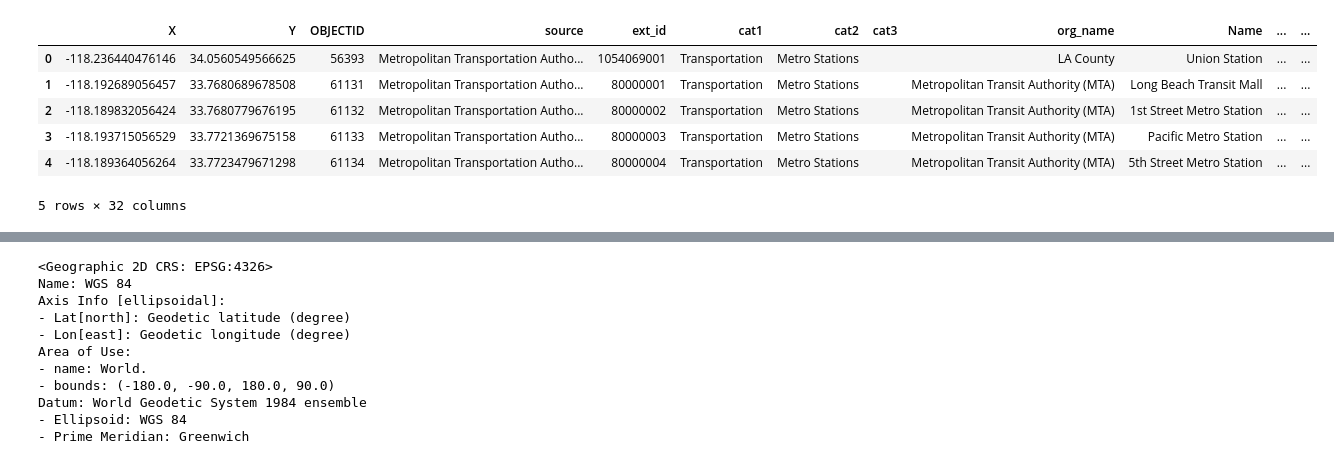
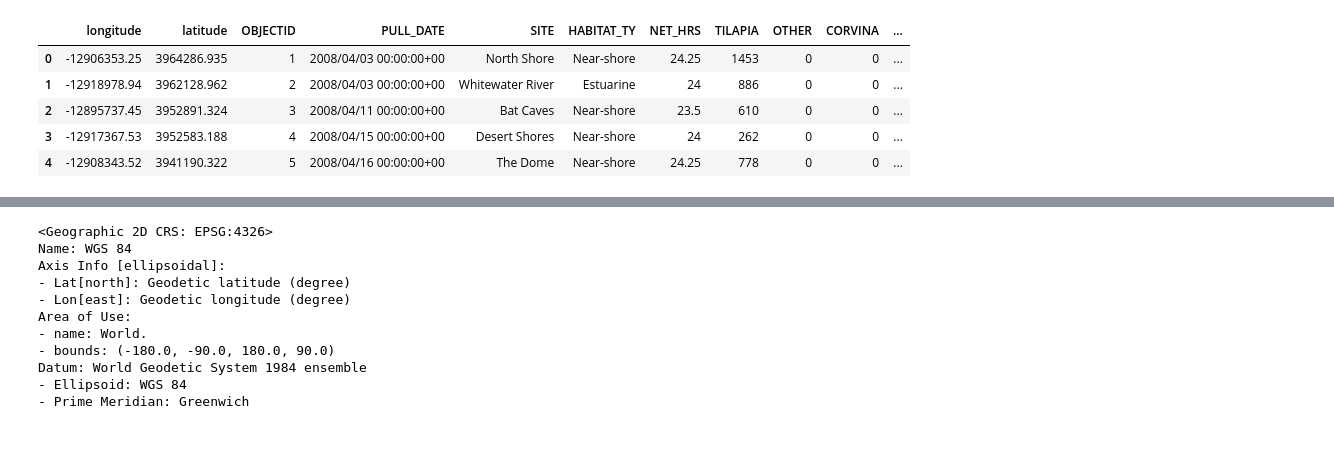
Before and after one commit to tiffanyzrivera/UP211-Tiffany, a Jupyter notebook: Week 2/Week2_DataExploration.ipynb, the cells around one changed output, grey strips where cells are left out. Drawn from its saved outputs; the diff is of its cells as text; code cells hidden in the pictures.

```diff
--- a/Week 2/Week2_DataExploration.ipynb
+++ b/Week 2/Week2_DataExploration.ipynb
@@ -2,6 +6,6 @@
 import pandas as pd
 import geopandas as gpd
 # %%
-# read and add shapefile to notebook
-metro_stations = gpd.read_file('data/Metro_Stations.csv')
+# read and add shapefile to notebookva
+fish = gpd.read_file('data/SaltonSeaFish.csv')
 # %%
@@ -31,11 +35,10 @@ metro_stations.info
 # %%
-metro_stations.head()
+fish.head()
 # %% [output]
-|  | X | Y | OBJECTID | source | ext_id | cat1 | cat2 | cat3 | org_name | Name | ... | ... |
-| 0 | -118.236440476146 | 34.0560549566625 | 56393 | Metropolitan Transportation Autho... | 1054069001 | Transportation | Metro Stations |  | LA County | Union Station | ... | ... |
-| 1 | -118.192689056457 | 33.7680689678508 | 61131 | Metropolitan Transportation Autho... | 80000001 | Transportation | Metro Stations |  | Metropolitan Transit Authority (MTA) | Long Beach Transit Mall | ... | ... |
-| 2 | -118.189832056424 | 33.7680779676195 | 61132 | Metropolitan Transportation Autho... | 80000002 | Transportation | Metro Stations |  | Metropolitan Transit Authority (MTA) | 1st Street Metro Station | ... | ... |
-| 3 | -118.193715056529 | 33.7721369675158 | 61133 | Metropolitan Transportation Autho... | 80000003 | Transportation | Metro Stations |  | Metropolitan Transit Authority (MTA) | Pacific Metro Station | ... | ... |
-| 4 | -118.189364056264 | 33.7723479671298 | 61134 | Metropolitan Transportation Autho... | 80000004 | Transportation | Metro Stations |  | Metropolitan Transit Authority (MTA) | 5th Street Metro Station | ... | ... |
+|  | longitude | latitude | OBJECTID | PULL_DATE | SITE | HABITAT_TY | NET_HRS | TILAPIA | OTHER | CORVINA | ... |
+| 0 | -12906353.25 | 3964286.935 | 1 | 2008/04/03 00:00:00+00 | North Shore | Near-shore | 24.25 | 1453 | 0 | 0 | ... |
+| 1 | -12918978.94 | 3962128.962 | 2 | 2008/04/03 00:00:00+00 | Whitewater River | Estuarine | 24 | 886 | 0 | 0 | ... |
+| 2 | -12895737.45 | 3952891.324 | 3 | 2008/04/11 00:00:00+00 | Bat Caves | Near-shore | 23.5 | 610 | 0 | 0 | ... |
+| 3 | -12917367.53 | 3952583.188 | 4 | 2008/04/15 00:00:00+00 | Desert Shores | Near-shore | 24 | 262 | 0 | 0 | ... |
+| 4 | -12908343.52 | 3941190.322 | 5 | 2008/04/16 00:00:00+00 | The Dome | Near-shore | 24.25 | 778 | 0 | 0 | ... |
-5 rows × 32 columns
 # %%
```
Also changed, not shown: parts of 11 cells of this notebook.
